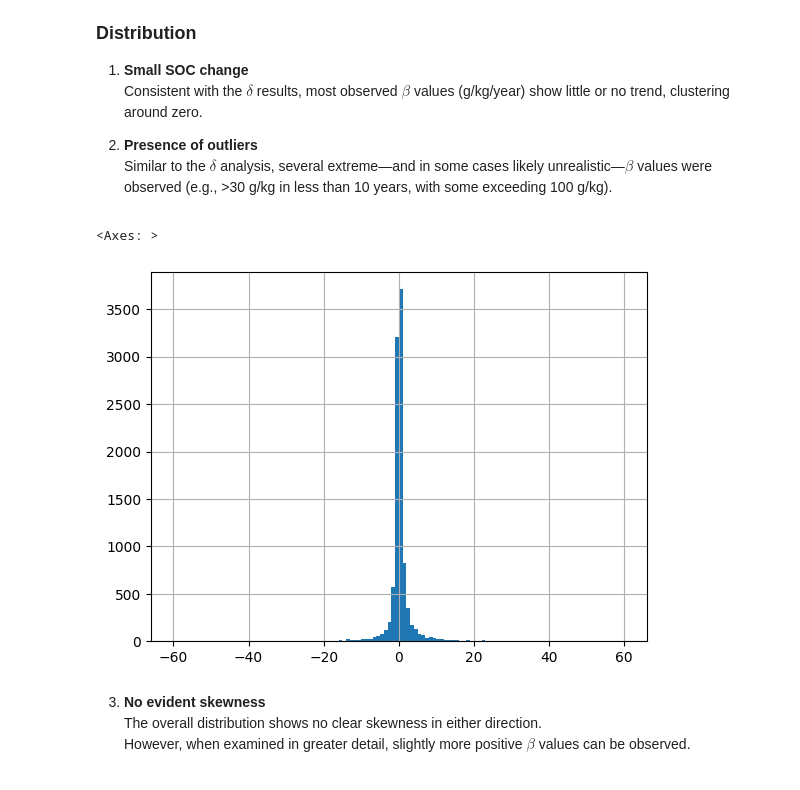
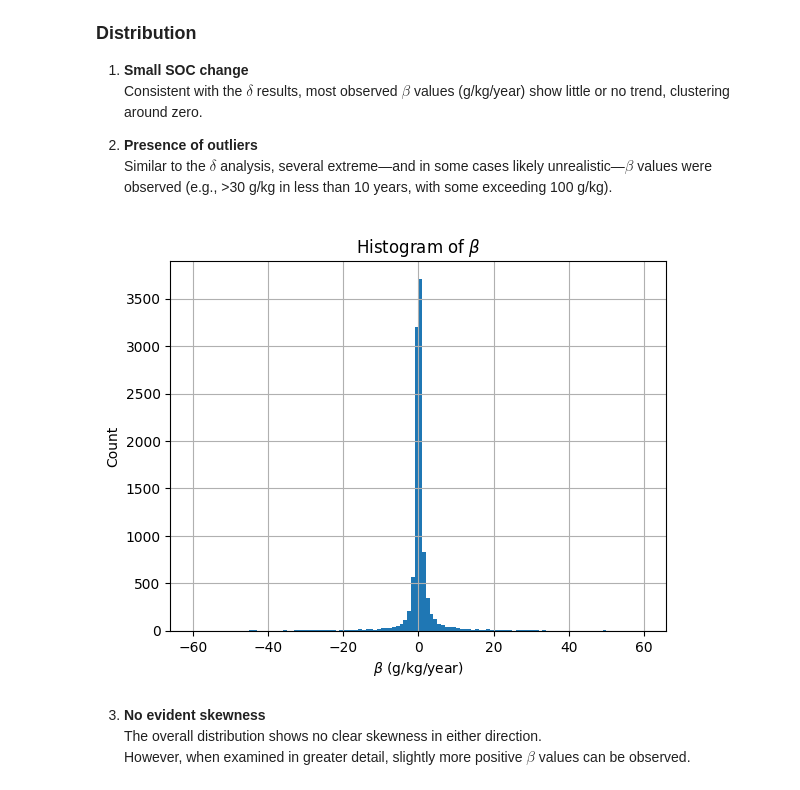
Before and after one commit to Meng2077/trend-with-uncertainty, a Jupyter notebook: 04b_plot_lucas.tmporal.variability.ipynb, the cells around one changed output. Drawn from its saved outputs; the diff is of its cells as text; code cells hidden in the pictures.

Commit message:
add axis and title labels

```diff
--- a/04b_plot_lucas.tmporal.variability.ipynb
+++ b/04b_plot_lucas.tmporal.variability.ipynb
@@ -204,9 +205,12 @@ plt.show()
    Similar to the $\delta$ analysis, several extreme—and in some cases likely unrealistic—$\beta$ values were observed (e.g., >30 g/kg in less than 10 years, with some exceeding 100 g/kg).
 # %%
 srs['ts_slope'].hist(bins=120,range=[-60,60])
+plt.xlabel(r'$\beta$ (g/kg/year)')
+plt.ylabel('Count')
+plt.title(r'Histogram of $\beta$')
+plt.show()
 # %% [output]
-<Axes: >
-[figure, old version]
+[figure, new version]
 # %% [markdown]
 
 3. **No evident skewness**
```
Also changed, not shown: parts of 4 cells of this notebook.
